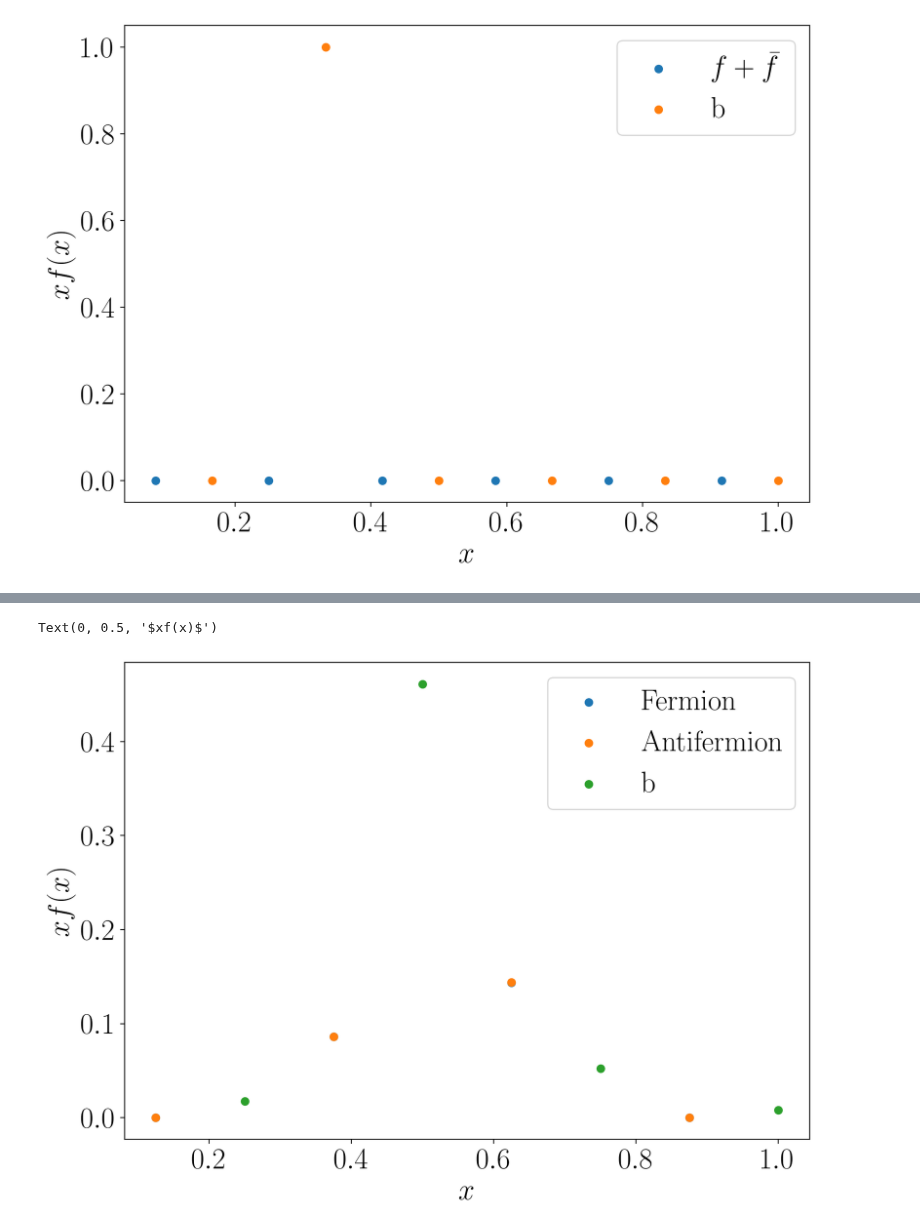
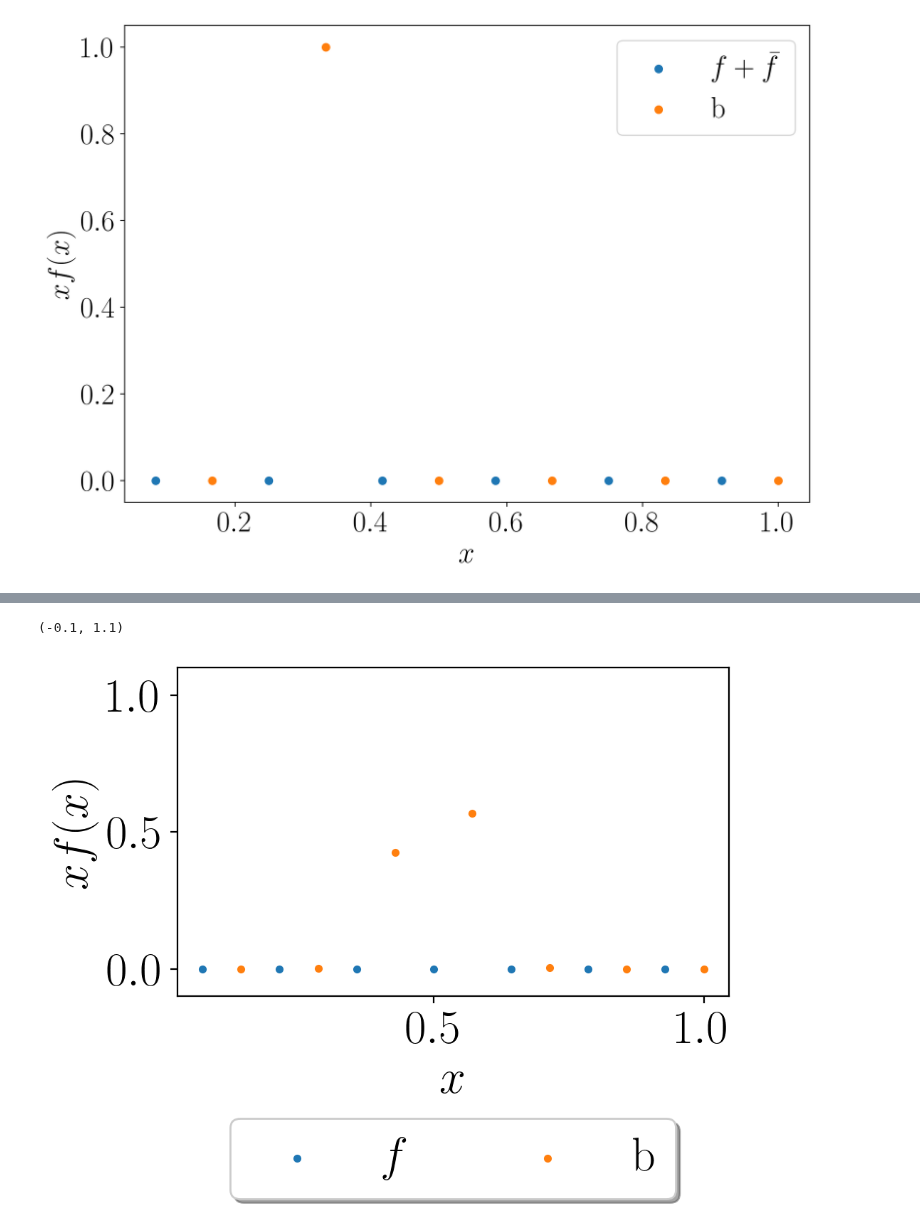
Before and after one commit to cgustin99/OpenParticle, a Jupyter notebook: models/Yukawa/yukawa.ipynb, the cells around one changed output, grey strips where cells are left out. Cells and saved outputs as stored; diff of their text form; code cells hidden in the pictures.

```diff
--- a/models/Yukawa/yukawa.ipynb
+++ b/models/Yukawa/yukawa.ipynb
@@ -512,13 +520,13 @@ def get_renormalized_eigenstates(resolutions, t,  g, mf, mb, Q, num_eigenstates,
     return padded_eigenvalues, eigenstates
 # %%
-max_res = 4
+max_res = 7
 mf = 1
-mb = 1
-g = 4
+mb = 0.1
+g = 1
 t = 0.1
 Q = 0
-num_eigenstates = 5
-n_particles = 100
+n_particles = 2
+num_eigenstates = 'all'
 
 resolutions = [max_res]
 # resolutions = np.arange(2, max_res + 1, 2)
@@ -543,31 +557,32 @@ array([[-9.93068769],
 # %%
 psi = renormalized_eigenvectors[0]
 res = max_res
 
 fermion_pdf = pdf(res, psi, 'fermion')
 antifermion_pdf = pdf(res, psi, 'antifermion')
 boson_pdf = pdf(res, psi, 'boson')
 
 x_fermion = np.array([k/res for k in np.arange(1/2, res, 1)])
 x_boson = np.array([k/res for k in np.arange(1, res + 1, 1)])
 
 
-plt.figure(figsize = (10, 7), dpi = 200)
+plt.figure(figsize = (5, 3), dpi = 200)
 
-if np.allclose(fermion_pdf, antifermion_pdf):
-    plt.scatter(x_fermion, 2 * x_fermion * np.real(fermion_pdf), label = r'$f+ \bar{f}$')
+# if np.allclose(fermion_pdf, antifermion_pdf, 1e-3, 1e-3):
+#     plt.scatter(x_fermion, 2 * x_fermion * np.real(fermion_pdf), marker = '.', label = r'$f+ \bar{f}$')
 
-else:
-    plt.scatter(x_fermion, x_fermion * np.real(fermion_pdf), label = f'Fermion')
-    plt.scatter(x_fermion, x_fermion * np.real(antifermion_pdf), label = f'Antifermion')
-plt.scatter(x_boson, x_boson * np.real(boson_pdf), label = f'b')
+plt.scatter(x_fermion, x_fermion * np.real(fermion_pdf), marker = '.', label = f'$f$')
+# plt.scatter(x_fermion, x_fermion * np.real(antifermion_pdf),marker = '.',  label = f'Antifermion')
+plt.scatter(x_boson, x_boson * np.real(boson_pdf), marker = '.', label = f'b')
 
 
 # plt.scatter([], [], color = 'white', label = f'{max_weight}')
-plt.legend()
+plt.legend(loc='upper center', bbox_to_anchor=(0.5, -0.3),
+          fancybox=True, shadow=True, ncol=2)
 plt.xlabel(f'$x$')
 plt.ylabel(f'$xf(x)$')
+plt.ylim(-0.1, 1.1)
 # plt.title(f"Yukawa $Q = {baryon_number}$ bound state PDF")
 # %% [output]
-Text(0, 0.5, '$xf(x)$')
+(-0.1, 1.1)
-[figure, old version]
+[figure, new version]
```
Also changed, not shown: parts of 7 cells of this notebook, 1 other file.
